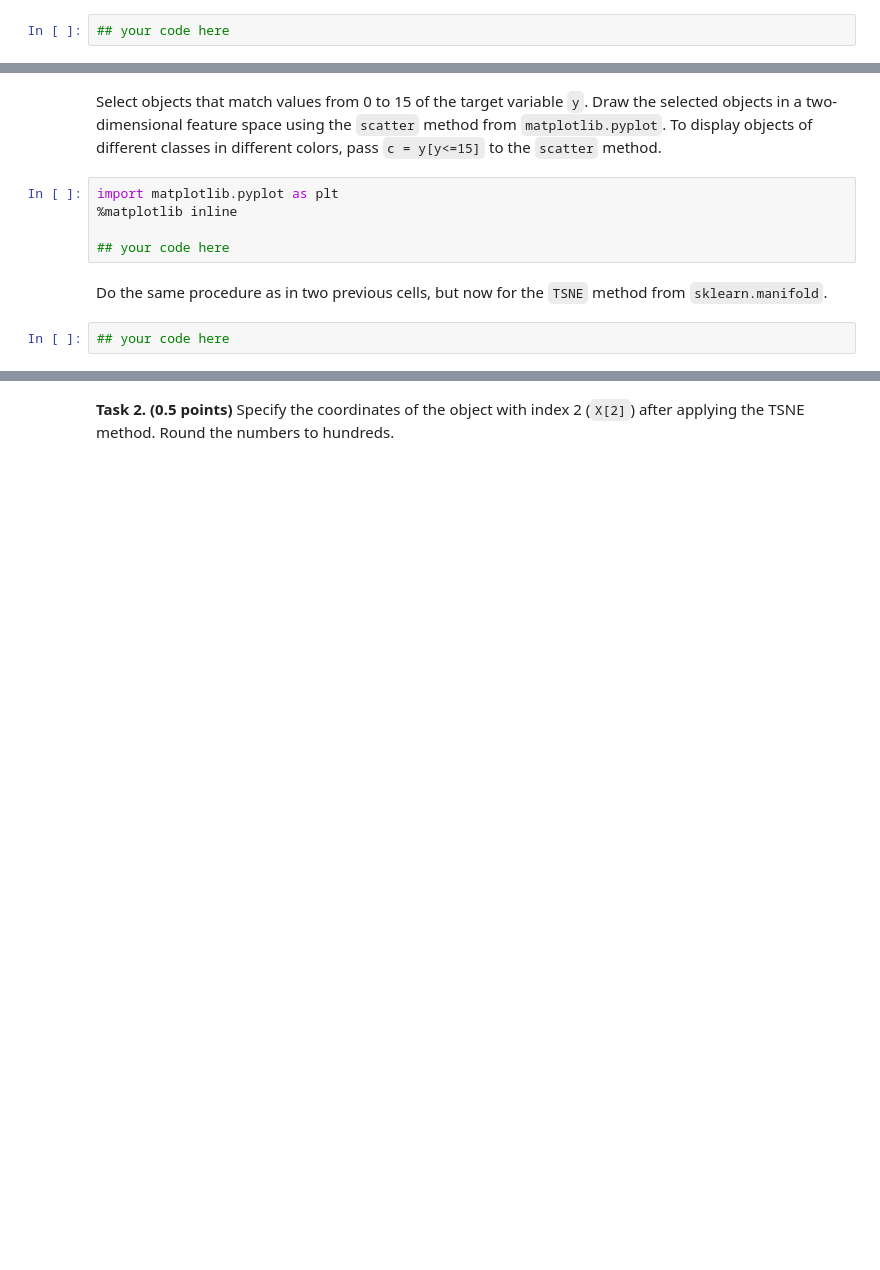
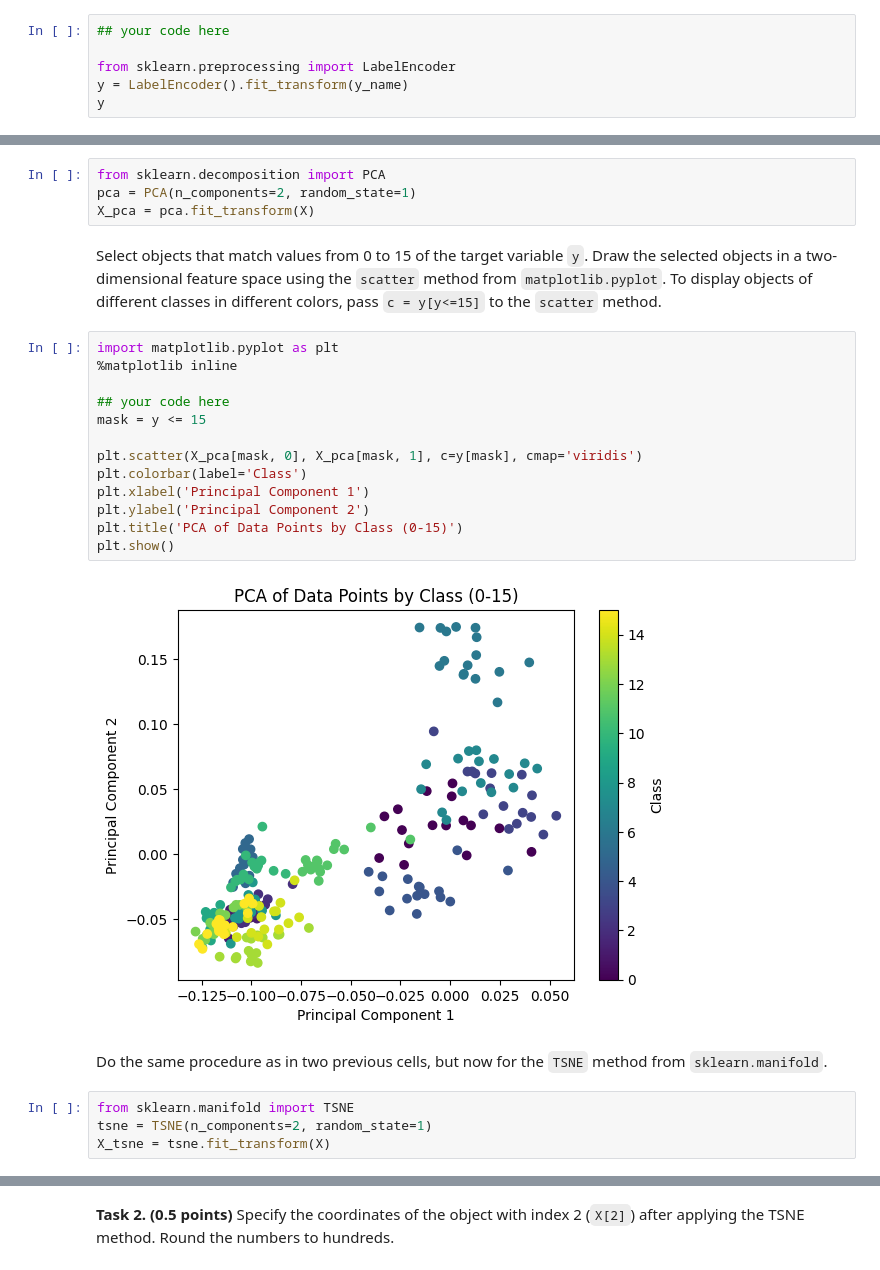
Before and after one commit to yakovlevia/Mathematical-methods-of-data-analysis, a Jupyter notebook: hw5ml_2024.ipynb, the cells around one changed output, grey strips where cells are left out. Saved outputs shown, nothing was run; the diff lists cells and outputs as text; blank space fills up the shorter version.

```diff
--- a/hw5ml_2024.ipynb
+++ b/hw5ml_2024.ipynb
@@ -57,3 +57,7 @@ X, y_name = np.array(data.iloc[:, 1:]), data.iloc[:, 0]
 The target variable takes a text value. Use the `LabelEncoder` from `sklearn` to encode the text variable `y_name` and save the resulting values to the variable `y`.
 # %%
 ## your code here
+
+from sklearn.preprocessing import LabelEncoder
+y = LabelEncoder().fit_transform(y_name)
+y
@@ -72,11 +129,27 @@ Let's try Principal Component Analysis. Use the `PCA` method from `sklearn.decom
+# %%
+from sklearn.decomposition import PCA
+pca = PCA(n_components=2, random_state=1)
+X_pca = pca.fit_transform(X)
 # %% [markdown]
 Select objects that match values from 0 to 15 of the target variable `y`. Draw the selected objects in a two-dimensional feature space using the `scatter` method from `matplotlib.pyplot`. To display objects of different classes in different colors, pass `c = y[y<=15]` to the `scatter` method.
 # %%
 import matplotlib.pyplot as plt
 %matplotlib inline
 
 ## your code here
+mask = y <= 15
+
+plt.scatter(X_pca[mask, 0], X_pca[mask, 1], c=y[mask], cmap='viridis')
+plt.colorbar(label='Class')
+plt.xlabel('Principal Component 1')
+plt.ylabel('Principal Component 2')
+plt.title('PCA of Data Points by Class (0-15)')
+plt.show()
+# %% [output]
+[figure, added]
 # %% [markdown]
 Do the same procedure as in two previous cells, but now for the `TSNE` method from `sklearn.manifold`.
-# %%
-## your code here
+# %%
+from sklearn.manifold import TSNE
+tsne = TSNE(n_components=2, random_state=1)
+X_tsne = tsne.fit_transform(X)
```
Also changed, not shown: parts of 24 cells of this notebook.
